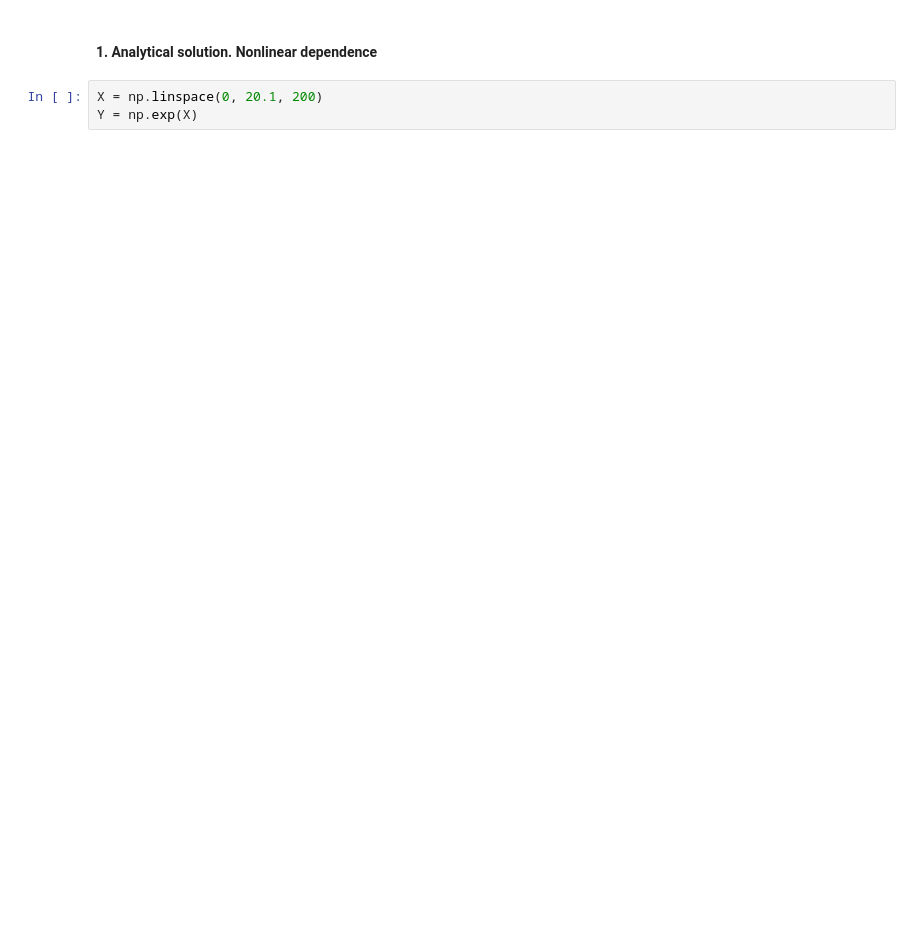
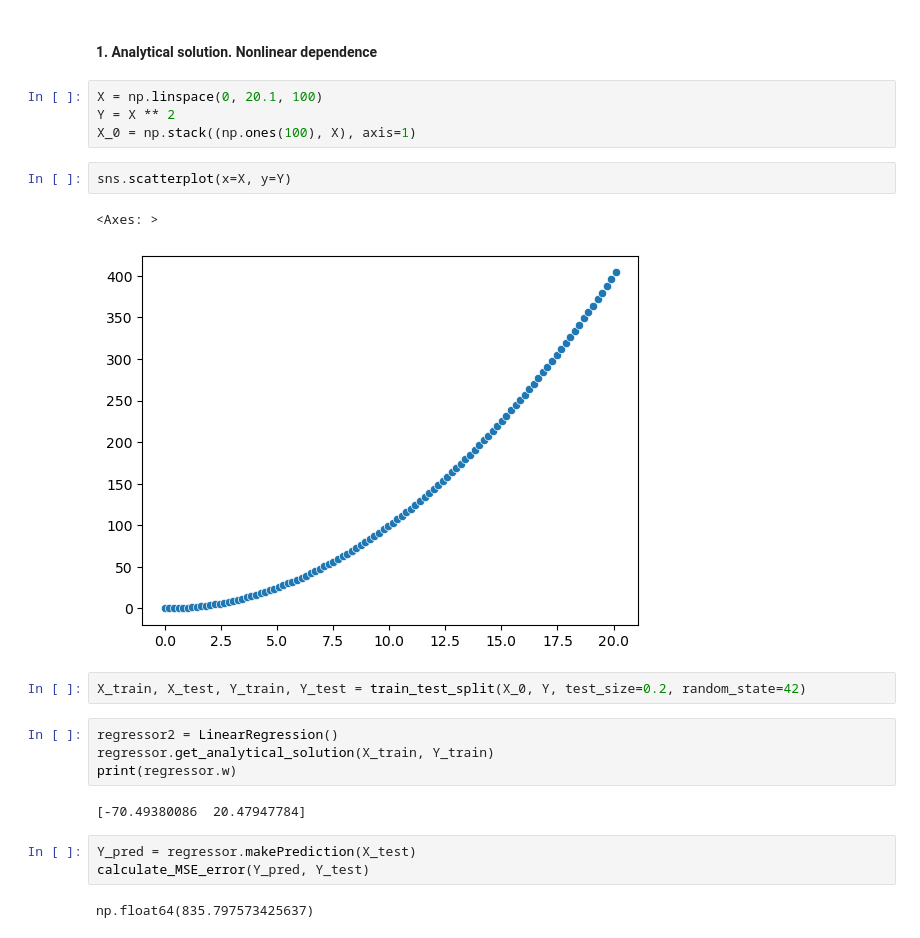
Before and after one commit to StoryTeller72/Classical-ML-algorithms, a Jupyter notebook: Regression/regression.ipynb, the cells around one changed output. Cells and saved outputs as stored; diff of their text form; blank space fills up the shorter version.

```diff
--- a/Regression/regression.ipynb
+++ b/Regression/regression.ipynb
@@ -67,5 +67,24 @@ np.float64(12.590853911414587)
 # %% [markdown]
 #### 1. Analytical solution. Nonlinear  dependence
 # %%
-X = np.linspace(0, 20.1, 200)
-Y = np.exp(X)
+X = np.linspace(0, 20.1, 100)
+Y = X ** 2
+X_0 = np.stack((np.ones(100), X), axis=1)
+# %%
+sns.scatterplot(x=X, y=Y)
+# %% [output]
+<Axes: >
+[figure, added]
+# %%
+X_train, X_test, Y_train, Y_test = train_test_split(X_0, Y, test_size=0.2, random_state=42)
+# %%
+regressor2 = LinearRegression()
+regressor.get_analytical_solution(X_train, Y_train)
+print(regressor.w)
+# %% [output]
+[-70.49380086  20.47947784]
+# %%
+Y_pred = regressor.makePrediction(X_test)
+calculate_MSE_error(Y_pred, Y_test)
+# %% [output]
+np.float64(835.797573425637)
```
Also changed, not shown: parts of 12 cells of this notebook.
